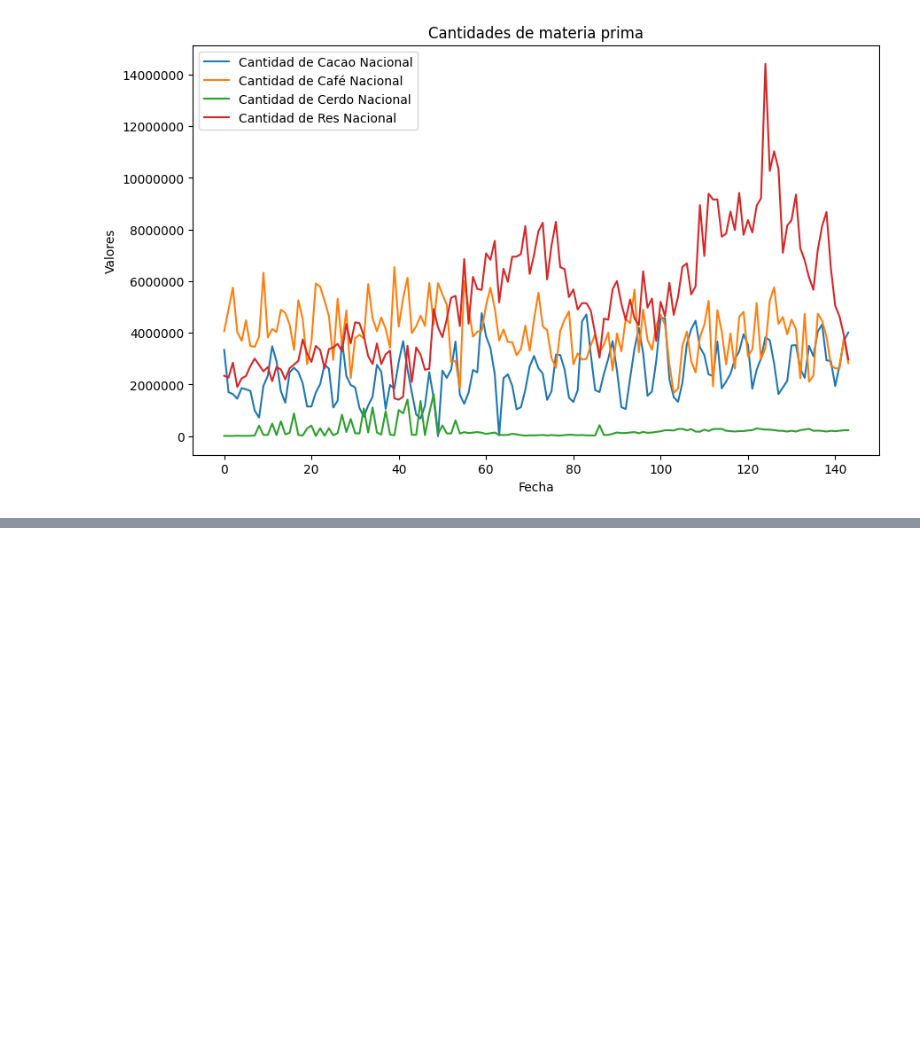
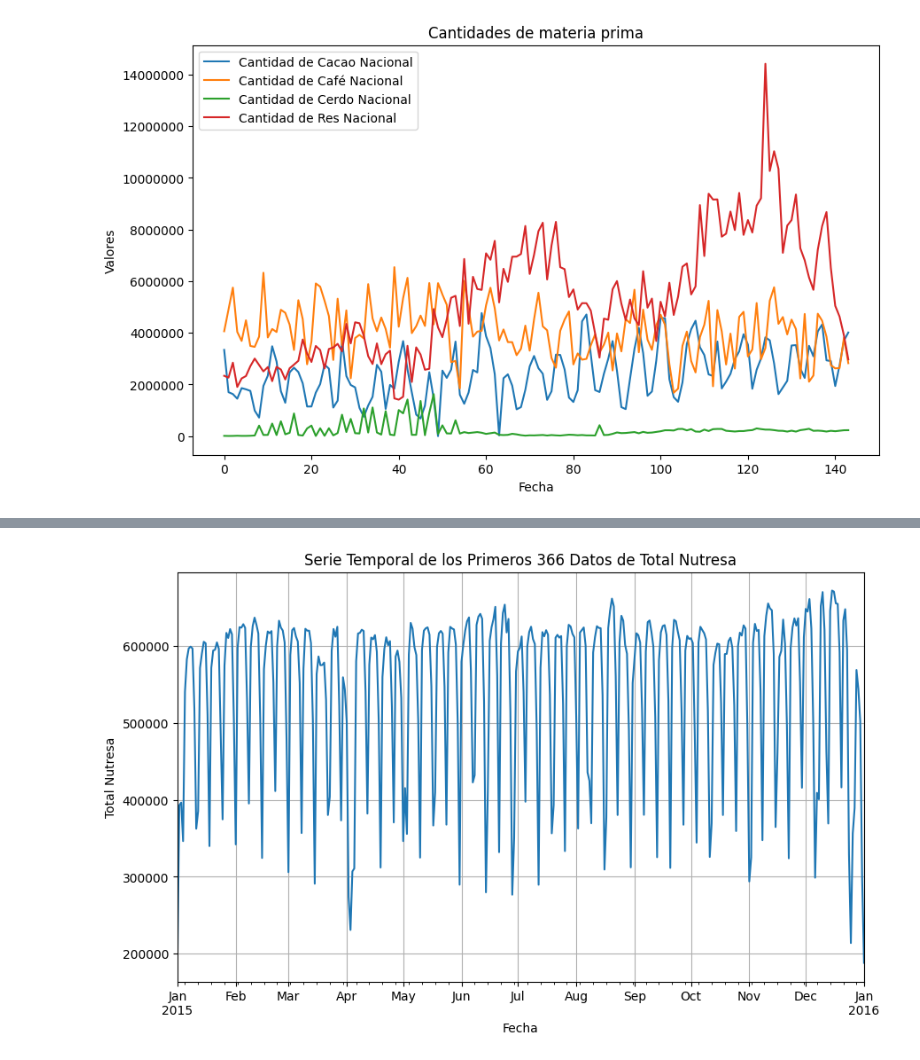
Before and after one commit to josedjaykv/Analisis-De-los-Datos-Proyecto-Nutresa, a Jupyter notebook: Analisis.ipynb, the cells around one changed output, grey strips where cells are left out. Drawn from its saved outputs; the diff is of its cells as text; code cells hidden in the pictures; blank space fills up the shorter version.

```diff
--- a/Analisis.ipynb
+++ b/Analisis.ipynb
@@ -300,0 +354,14 @@ plt.show()
+# %%
+# Seleccionar los primeros 300 datos
+df_energia_100 = df_energia_diaria.head(366)
+
+# Plot de los primeros 100 datos de la serie temporal
+plt.figure(figsize=(10, 6))
+df_energia_100['Total_Nutresa'].plot()
+plt.xlabel('Fecha')
+plt.ylabel('Total Nutresa')
+plt.title('Serie Temporal de los Primeros 366 Datos de Total Nutresa')
+plt.grid(True)
+plt.show()
+# %% [output]
+[figure, added]
```
Also changed, not shown: parts of 9 cells of this notebook, 5 other files.
